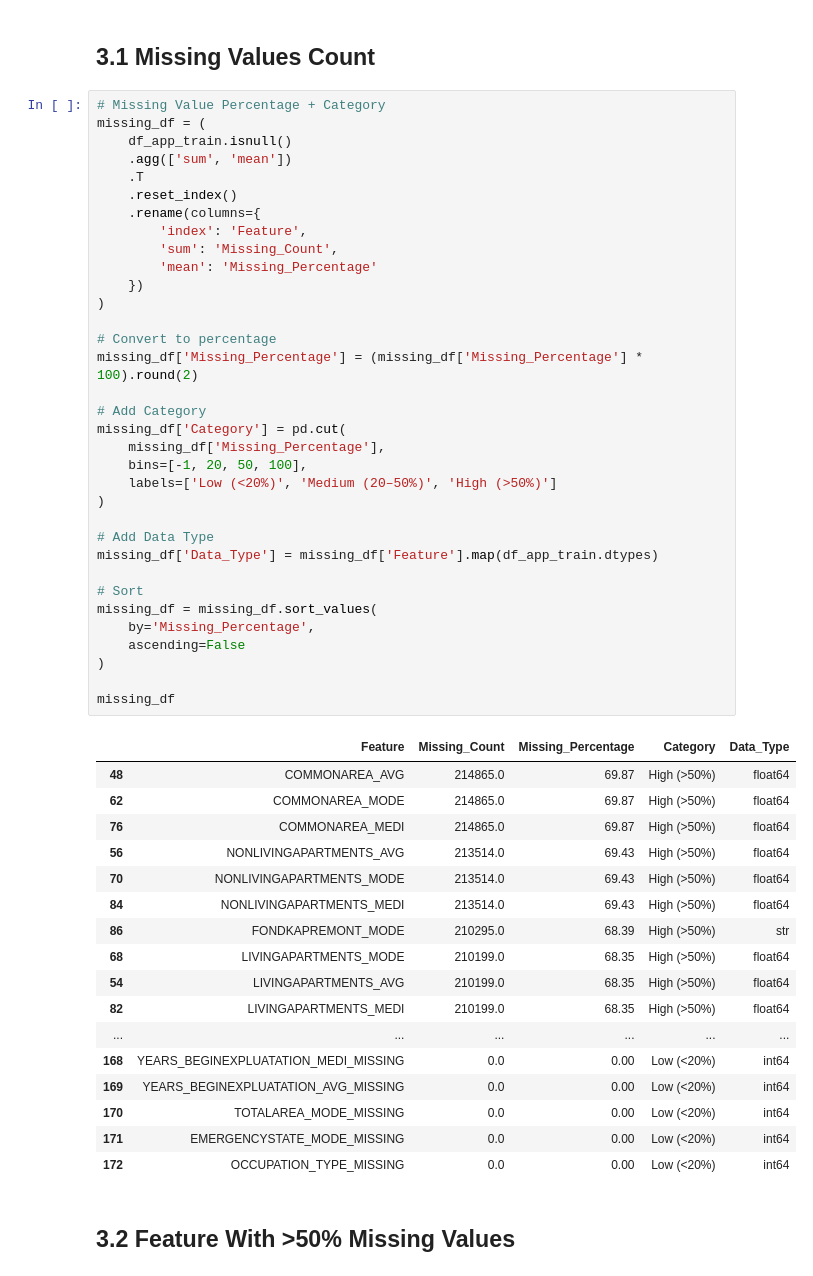
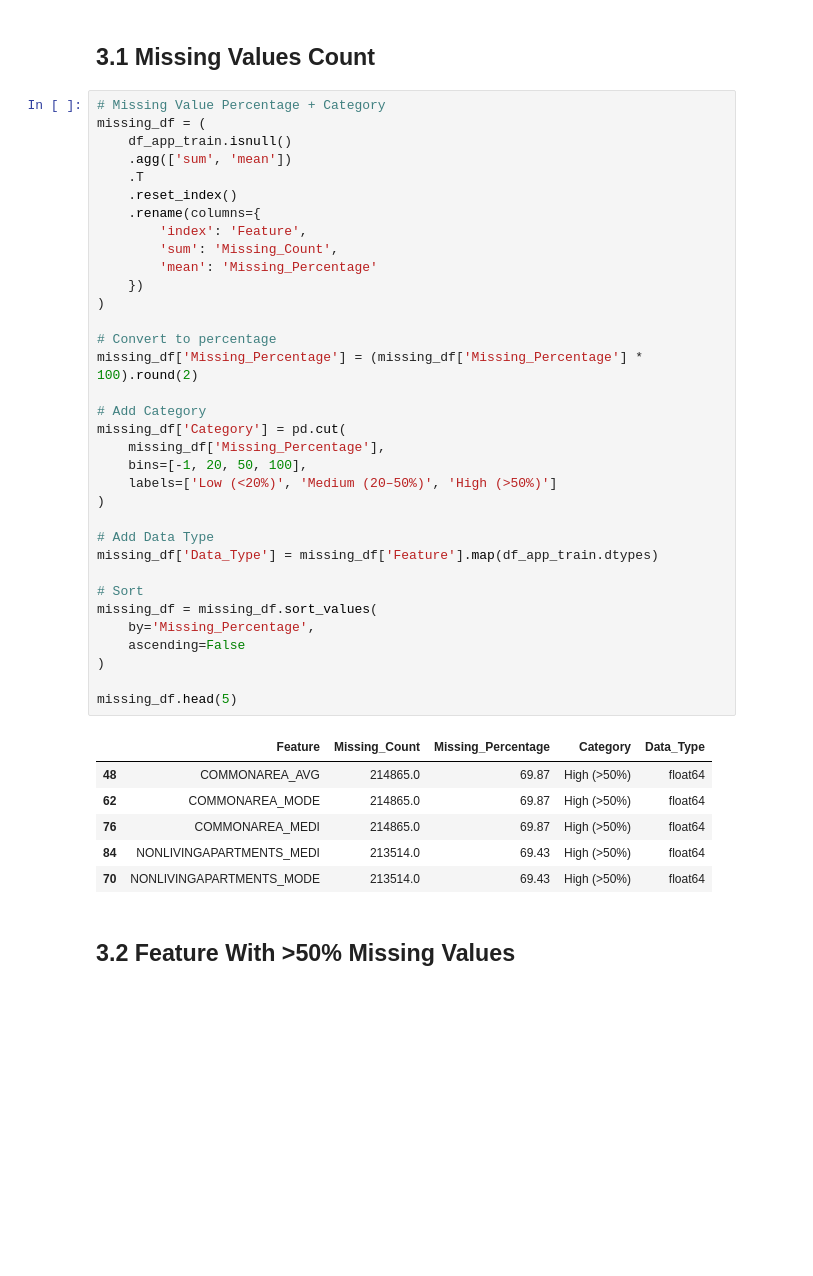
Before and after one commit to oknardo/Home_Credit_Scorecard_Model, a Jupyter notebook: EDA_application_train.ipynb, the cells around one changed output. Drawn from its saved outputs; the diff is of its cells as text; blank space fills up the shorter version.

```diff
--- a/EDA_application_train.ipynb
+++ b/EDA_application_train.ipynb
@@ -256,47 +256,36 @@ missing_df = (
         'index': 'Feature',
         'sum': 'Missing_Count',
         'mean': 'Missing_Percentage'
     })
 )
 
 # Convert to percentage
 missing_df['Missing_Percentage'] = (missing_df['Missing_Percentage'] * 100).round(2)
 
 # Add Category
 missing_df['Category'] = pd.cut(
     missing_df['Missing_Percentage'],
     bins=[-1, 20, 50, 100],
     labels=['Low (<20%)', 'Medium (20–50%)', 'High (>50%)']
 )
 
 # Add Data Type
 missing_df['Data_Type'] = missing_df['Feature'].map(df_app_train.dtypes)
 
 # Sort
 missing_df = missing_df.sort_values(
     by='Missing_Percentage',
     ascending=False
 )
 
-missing_df
+missing_df.head(5)
 # %% [output]
 |  | Feature | Missing_Count | Missing_Percentage | Category | Data_Type |
 | 48 | COMMONAREA_AVG | 214865.0 | 69.87 | High (>50%) | float64 |
 | 62 | COMMONAREA_MODE | 214865.0 | 69.87 | High (>50%) | float64 |
 | 76 | COMMONAREA_MEDI | 214865.0 | 69.87 | High (>50%) | float64 |
-| 56 | NONLIVINGAPARTMENTS_AVG | 213514.0 | 69.43 | High (>50%) | float64 |
+| 84 | NONLIVINGAPARTMENTS_MEDI | 213514.0 | 69.43 | High (>50%) | float64 |
 | 70 | NONLIVINGAPARTMENTS_MODE | 213514.0 | 69.43 | High (>50%) | float64 |
-| 84 | NONLIVINGAPARTMENTS_MEDI | 213514.0 | 69.43 | High (>50%) | float64 |
-| 86 | FONDKAPREMONT_MODE | 210295.0 | 68.39 | High (>50%) | str |
-| 68 | LIVINGAPARTMENTS_MODE | 210199.0 | 68.35 | High (>50%) | float64 |
-| 54 | LIVINGAPARTMENTS_AVG | 210199.0 | 68.35 | High (>50%) | float64 |
-| 82 | LIVINGAPARTMENTS_MEDI | 210199.0 | 68.35 | High (>50%) | float64 |
-| ... | ... | ... | ... | ... | ... |
-| 168 | YEARS_BEGINEXPLUATATION_MEDI_MISSING | 0.0 | 0.00 | Low (<20%) | int64 |
-| 169 | YEARS_BEGINEXPLUATATION_AVG_MISSING | 0.0 | 0.00 | Low (<20%) | int64 |
-| 170 | TOTALAREA_MODE_MISSING | 0.0 | 0.00 | Low (<20%) | int64 |
-| 171 | EMERGENCYSTATE_MODE_MISSING | 0.0 | 0.00 | Low (<20%) | int64 |
-| 172 | OCCUPATION_TYPE_MISSING | 0.0 | 0.00 | Low (<20%) | int64 |
 # %% [markdown]
 ## 3.2 Feature With >50% Missing Values
 # %%
```
Also changed, not shown: parts of 4 cells of this notebook.
